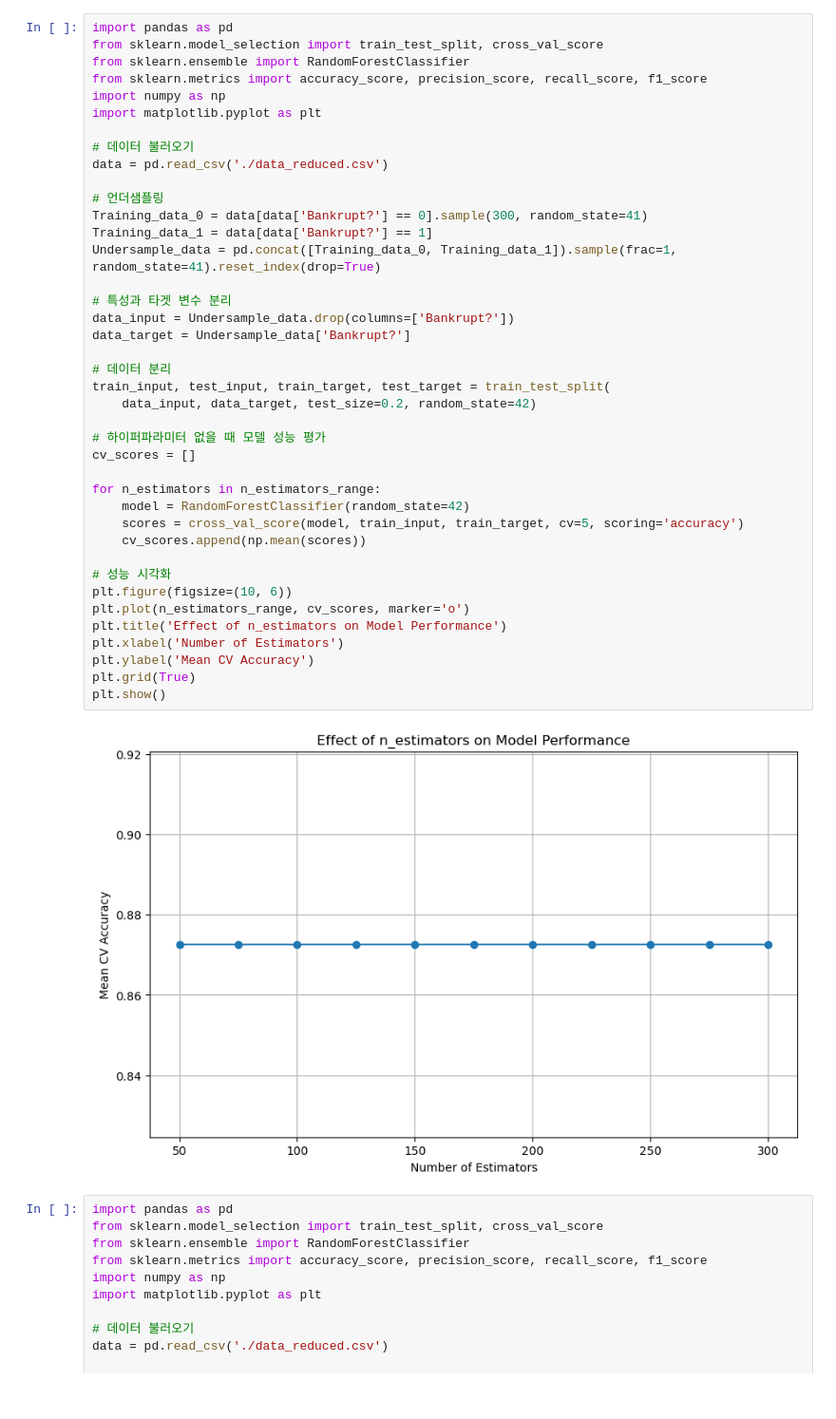
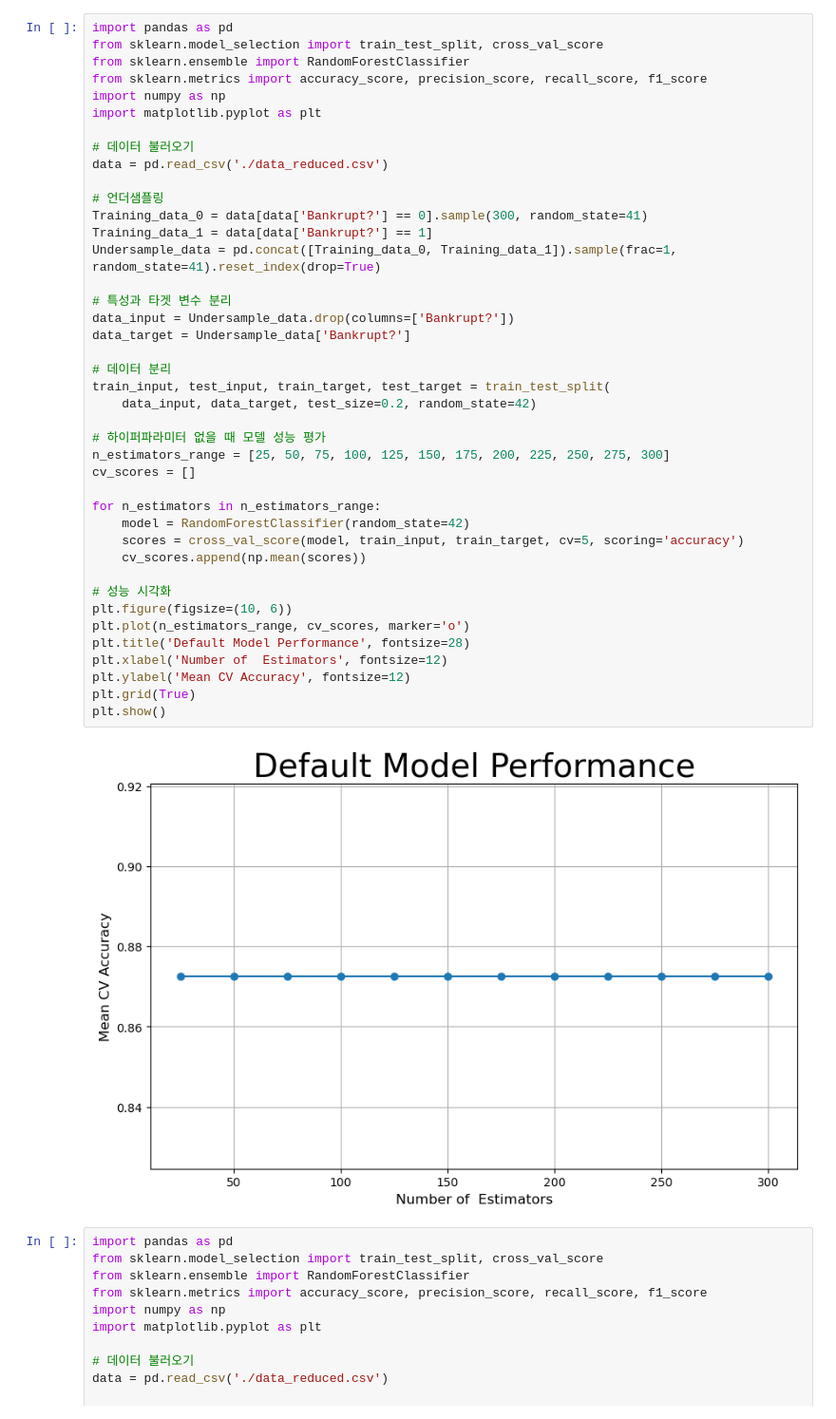
Before and after one commit to jskim12345/0705_-, a Jupyter notebook: 시각화.ipynb, the cells around one changed output. Shown at 95% size. Cells and saved outputs as stored; diff of their text form.

```diff
--- a/시각화.ipynb
+++ b/시각화.ipynb
@@ -9,37 +9,38 @@ import matplotlib.pyplot as plt
 # 데이터 불러오기
 data = pd.read_csv('./data_reduced.csv')
 
 # 언더샘플링
 Training_data_0 = data[data['Bankrupt?'] == 0].sample(300, random_state=41)
 Training_data_1 = data[data['Bankrupt?'] == 1]
 Undersample_data = pd.concat([Training_data_0, Training_data_1]).sample(frac=1, random_state=41).reset_index(drop=True)
 
 # 특성과 타겟 변수 분리
 data_input = Undersample_data.drop(columns=['Bankrupt?'])
 data_target = Undersample_data['Bankrupt?']
 
 # 데이터 분리
 train_input, test_input, train_target, test_target = train_test_split(
     data_input, data_target, test_size=0.2, random_state=42)
 
 # 하이퍼파라미터 없을 때 모델 성능 평가
+n_estimators_range = [25, 50, 75, 100, 125, 150, 175, 200, 225, 250, 275, 300]
 cv_scores = []
 
 for n_estimators in n_estimators_range:
     model = RandomForestClassifier(random_state=42)
     scores = cross_val_score(model, train_input, train_target, cv=5, scoring='accuracy')
     cv_scores.append(np.mean(scores))
 
 # 성능 시각화
 plt.figure(figsize=(10, 6))
 plt.plot(n_estimators_range, cv_scores, marker='o')
-plt.title('Effect of n_estimators on Model Performance')
-plt.xlabel('Number of Estimators')
-plt.ylabel('Mean CV Accuracy')
+plt.title('Default Model Performance', fontsize=28)
+plt.xlabel('Number of  Estimators', fontsize=12)
+plt.ylabel('Mean CV Accuracy', fontsize=12)
 plt.grid(True)
 plt.show()
 # %% [output]
-[figure, old version]
+[figure, new version]
 # %%
 import pandas as pd
 from sklearn.model_selection import train_test_split, cross_val_score
```
Also changed, not shown: parts of 3 cells of this notebook.
